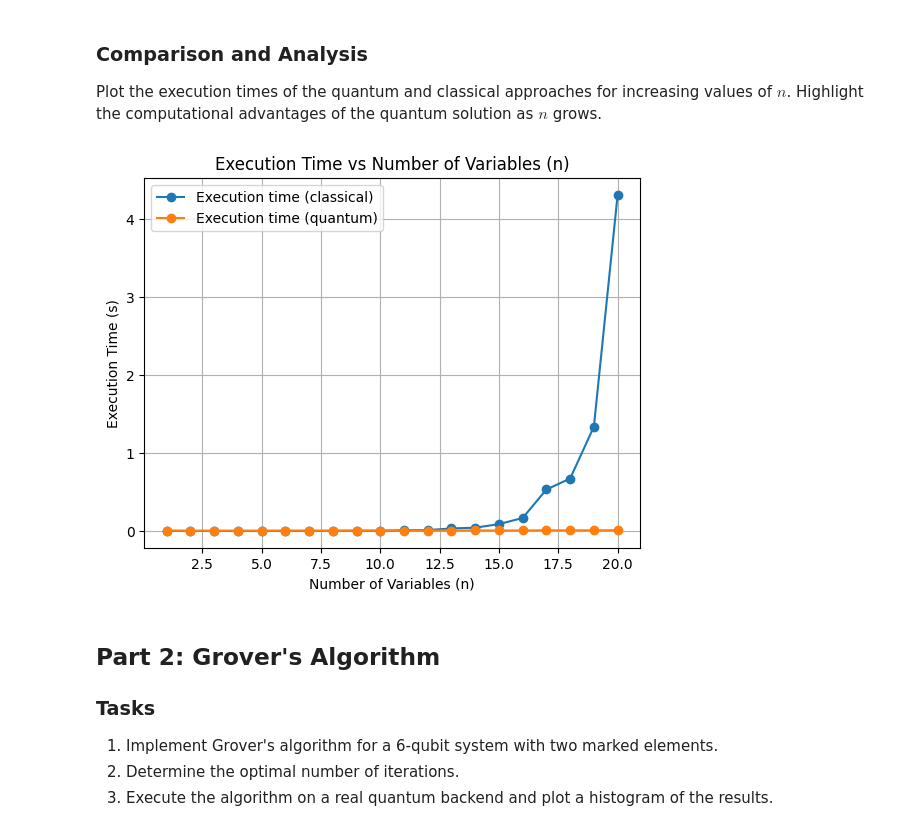
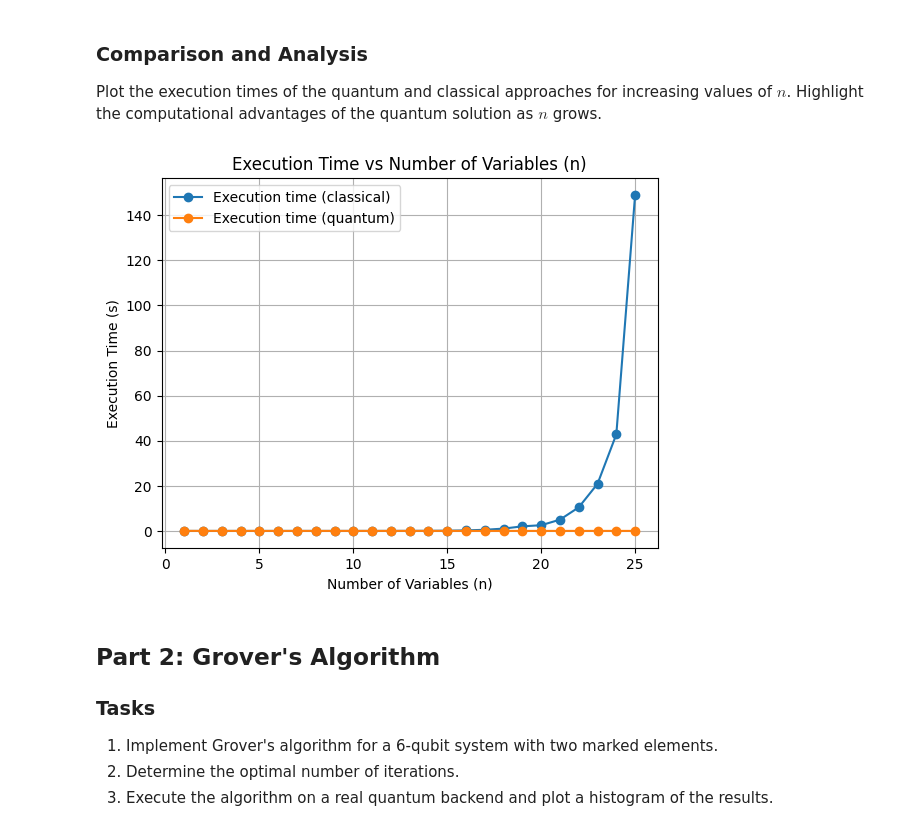
Before and after one commit to FedericoSantona/QiskitProject, a Jupyter notebook: Detusch_Grover.ipynb, the cells around one changed output. Saved outputs shown, nothing was run; the diff lists cells and outputs as text; code cells hidden in the pictures.

```diff
--- a/Detusch_Grover.ipynb
+++ b/Detusch_Grover.ipynb
@@ -237,7 +237,7 @@ def deutsch_jozsa_algorithm(c, L):
 # %%
 # Define oracle parameters:
 c = 1  # c=1 for a balanced function, c=0 for a constant function
-L = [1, 0, 1, 1]  # Binary array indicating which qubits affect the XOR operation
+L = [1, 0, 0, 1]  # Binary array indicating which qubits affect the XOR operation
 
 # Run the Deutsch-Josza algorithm
 circuit, result = deutsch_jozsa_algorithm(c, L)
@@ -300,21 +300,21 @@ All computations completed successfully for n_max = 20
 ### Comparison and Analysis
 Plot the execution times of the quantum and classical approaches for increasing values of $n$. Highlight the computational advantages of the quantum solution as $n$ grows.
 # %%
-n_max = 20
+n_max = 25
 times_classic, infeasible_n_q = measure_execution_time_classic(n_max)
 times_quantum, infeasible_n_c = measure_execution_time_quantum(n_max)
 
 n_values = list(range(1, n_max+1))
 plt.plot(n_values, times_classic, marker='o', linestyle='-', label="Execution time (classical)")
 plt.plot(n_values, times_quantum, marker='o', linestyle='-', label="Execution time (quantum)")
 plt.title("Execution Time vs Number of Variables (n)")
 plt.xlabel("Number of Variables (n)")
 plt.ylabel("Execution Time (s)")
 plt.grid()
 plt.legend()
 plt.show()
 # %% [output]
-[figure, old version]
+[figure, new version]
 # %% [markdown]
 ## Part 2: Grover's Algorithm
 ### Tasks
```
Also changed, not shown: parts of 2 cells of this notebook.
